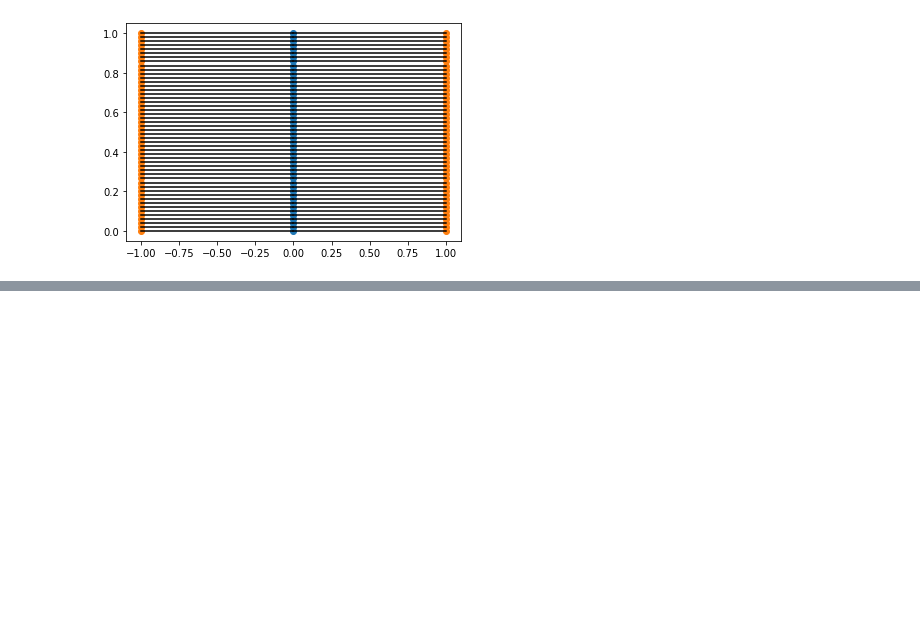
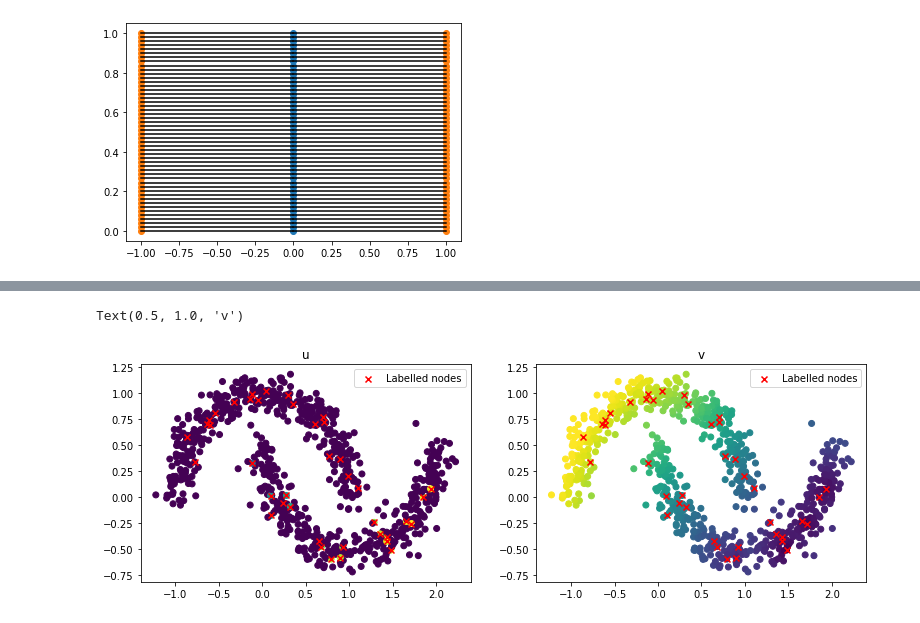
Before and after one commit to gstamatiou/optimal-classification, a Jupyter notebook: Optimal transport.ipynb, the cells around one changed output, grey strips where cells are left out. Saved outputs shown, nothing was run; the diff lists cells and outputs as text; code cells hidden in the pictures; blank space fills up the shorter version.

```diff
--- a/Optimal transport.ipynb
+++ b/Optimal transport.ipynb
@@ -52,0 +83,32 @@ plt.show()
+# %%
+a = np.zeros(2 * n)
+b = np.zeros(2 * n)
+
+a[a_idx] += (1/lab_n) * np.ones(lab_n)
+b[b_idx] += (1/lab_n) * np.ones(lab_n)
+
+gamma, log = ot.emd(a, b, M, log=True, center_dual=True)
+# %%
+# print(a_idx)
+# print(b_idx)
+# print(a)
+# print(b)
+fig, ax = plt.subplots(ncols = 2, figsize = (13,4))
+u = log['u']
+v = log['v']
+
+# print(u)
+# print(v)
+
+ax[0].scatter(X[:, 0], X[:, 1], c = u)
+ax[0].set_title('u')
+ax[0].scatter(X[train_ind, 0], X[train_ind, 1], color = 'red', marker = 'x', label = "Labelled nodes")
+ax[0].legend()
+
+ax[1].scatter(X[:, 0], X[:, 1], c = v)
+ax[1].scatter(X[train_ind, 0], X[train_ind, 1], color = 'red', marker = 'x', label = "Labelled nodes")
+ax[1].legend()
+ax[1].set_title('v')
+# %% [output]
+Text(0.5, 1.0, 'v')
+[figure, added]
```
Also changed, not shown: parts of 5 cells of this notebook.
